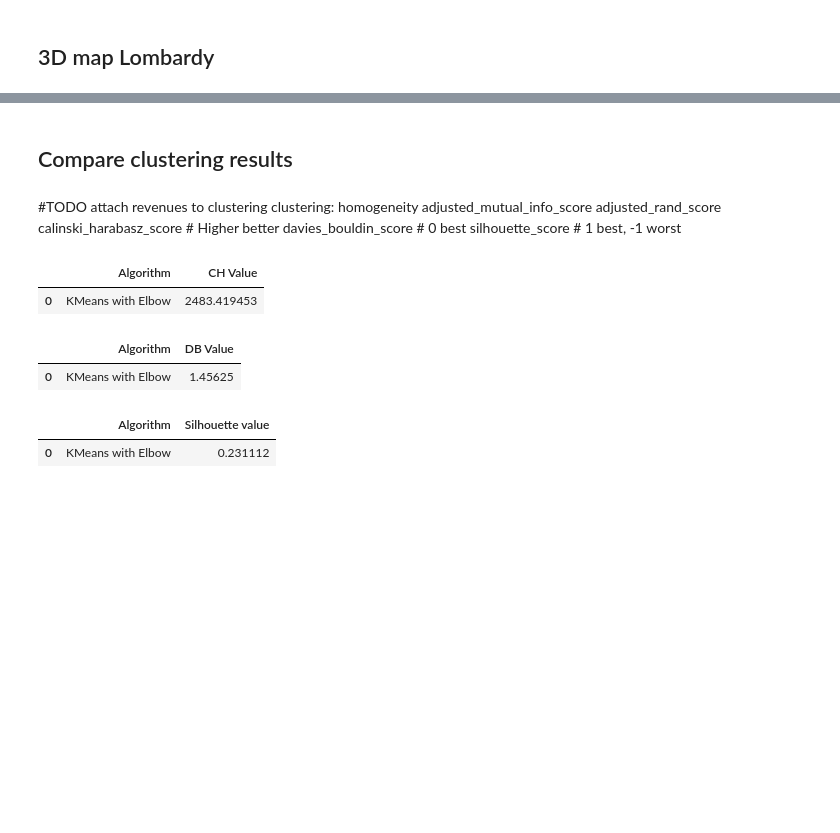
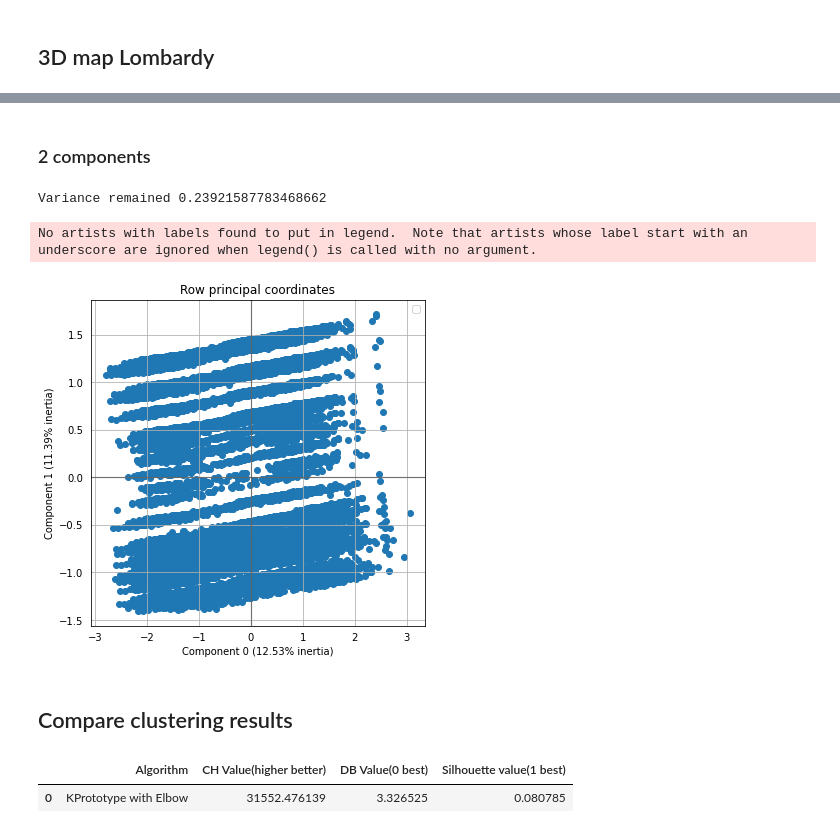
Before and after one commit to Ghibe/Thesis, a Jupyter notebook: Backup/Clustering age-gender-maritalStat-Children-Income.ipynb, the cells around one changed output, grey strips where cells are left out. Cells and saved outputs as stored; diff of their text form; code cells hidden in the pictures; blank space fills up the shorter version.

```diff
--- a/Backup/Clustering age-gender-maritalStat-Children-Income.ipynb
+++ b/Backup/Clustering age-gender-maritalStat-Children-Income.ipynb
@@ -490,11 +924,30 @@ display(fig)  # Shows plot again
+# %% [markdown]
+### 2 components
+# %%
+famd = prince.FAMD(
+     n_components=2,
+     n_iter = 3,
+     engine='auto',
+     random_state=0
+)
+famd = famd.fit(dfSliced)
+famdTr = famd.transform(dfSliced)
+print("Variance remained",np.sum(famd.explained_inertia_))
+
+ax = famd.plot_row_coordinates(
+     X = dfSliced,
+     ax=None,
+     figsize=(6, 6),
+     x_component=0,
+     y_component=1,
+     ellipse_outline=True,
+     ellipse_fill=True,
+     show_points=True
+)
+# ax.get_figure().savefig('famd_row_coordinates.png')
+# %% [output]
+Variance remained 0.23921587783468662
+No artists with labels found to put in legend.  Note that artists whose label start with an underscore are ignored when legend() is called with no argument.
+[figure, added]
 # %% [markdown]
 ## Compare clustering results
-# %% [markdown]
-#TODO attach revenues to clustering
-clustering:
-homogeneity
-adjusted_mutual_info_score
-adjusted_rand_score
-calinski_harabasz_score # Higher better
-davies_bouldin_score  # 0 best
-silhouette_score   # 1 best, -1 worst
@@ -528,15 +953,0 @@ SilhouetteScore.append(["KMeans with Elbow",silhouette_score(dfSliced,kMeansCate
-# %%
-pd.DataFrame(CHScore, columns = ['Algorithm', 'CH Value'])
-# %% [output]
-|  | Algorithm | CH Value |
-| 0 | KMeans with Elbow | 2483.419453 |
-# %%
-pd.DataFrame(DBScore, columns = ['Algorithm', 'DB Value'])
-# %% [output]
-|  | Algorithm | DB Value |
-| 0 | KMeans with Elbow | 1.45625 |
-# %%
-pd.DataFrame(SilhouetteScore, columns = ['Algorithm', 'Silhouette value'])
-# %% [output]
-|  | Algorithm | Silhouette value |
-| 0 | KMeans with Elbow | 0.231112 |
@@ -542,0 +1004,5 @@ pd.DataFrame(SilhouetteScore, columns = ['Algorithm', 'Silhouette value'])
+# %%
+pd.DataFrame(score, columns = ['Algorithm', 'CH Value(higher better)','DB Value(0 best)', 'Silhouette value(1 best)', 'Number of clusters'])
+# %% [output]
+|  | Algorithm | CH Value(higher better) | DB Value(0 best) | Silhouette value(1 best) |
+| 0 | KPrototype with Elbow | 31552.476139 | 3.326525 | 0.080785 |
```
Also changed, not shown: parts of 73 cells of this notebook, 6 other files.
